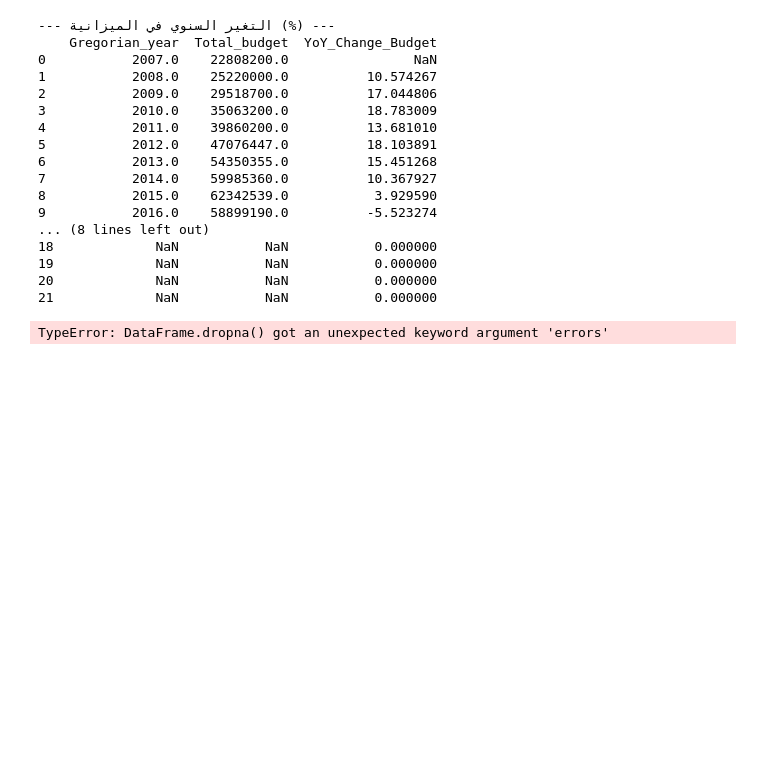
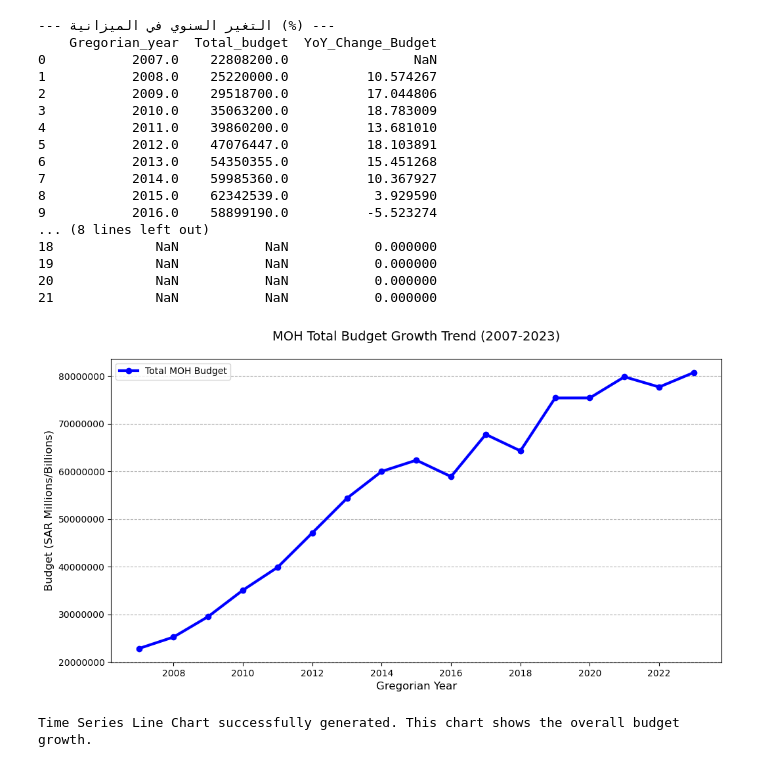
Before and after one commit to Razanmtw17/GDP6_CAPSTONE, a Jupyter notebook: notebooks/MOH_Budget.ipynb, the cells around one changed output. Cells and saved outputs as stored; diff of their text form; code cells hidden in the pictures; blank space fills up the shorter version.

Commit message:
budget chart

```diff
--- a/notebooks/MOH_Budget.ipynb
+++ b/notebooks/MOH_Budget.ipynb
@@ -115,44 +115,42 @@ print(df[['Gregorian_year', 'Total_budget', 'YoY_Change_Budget']])
 20             NaN           NaN           0.000000
 21             NaN           NaN           0.000000
 # %%
-YEAR_COL = 'Gregorian_year'  # تم تعديلها لإضافة المسافة
-COMP_COL = 'Workers_Compensation' # تم تعديلها لإضافة علامة الاقتباس
-GOODS_COL = 'Goods_and_Services'  # تم تعديلها لإضافة المسافة وعلامة &
-PROG_COL = 'Expenditures_on_programs' # تم تعديلها لإضافة المسافة
+
+# Securing the exact column names:
+YEAR_COL = 'Gregorian_year'
+COMP_COL = "Workers_Compensation"
+GOODS_COL = 'Goods_and_Services'
+PROG_COL = 'Expenditures_on_programs'
+
+BUDGET_COL_CLEAN = "Total_budget"
+
+# --- 1. Data Wrangling and Cleaning ---
 
 
 
-# Drop rows where essential data is missing (لضمان أن الرسم البياني لا ينقطع بسبب قيم فارغة)
-# نستخدم errors='ignore' في الفلترة لضمان عدم حدوث Key Error
-df = df.dropna(subset=[YEAR_COL, COMP_COL, GOODS_COL, PROG_COL], errors='ignore')
 
 
-# تحويل عمود السنة إلى عدد صحيح (فقط للتأكيد)
-df[YEAR_COL] = pd.to_numeric(df[YEAR_COL], errors='coerce').astype(pd.Int64Dtype())
-df = df.dropna(subset=[YEAR_COL])
+# --- 2. Creating the Time Series Line Chart (Total Budget Trend) ---
 
-
-# --- 2. حساب المتغيرات التحليلية (Calculation of Policy Metrics) ---
-
-# A. الإنفاق العلاجي والتشغيلي (Curative Spending - الخط الأحمر)
-# يتمثل في رواتب العاملين (Bab 1) + السلع والخدمات (Bab 2)
-df['Curative_Spending_SAR'] = df[COMP_COL] + df[GOODS_COL]
-
-# B. الإنفاق الوقائي (Preventive Spending - الخط الأخضر)
-# يتمثل في النفقات على البرامج (Bab 3)
-df['Preventive_Spending_SAR'] = df[PROG_COL]
-
-# --- 3. إنشاء الرسم البياني الخطي (Time Series Line Chart) ---
-
-# تعيين عمود السنة الميلادية كفهرس (Index) للرسم
+# Setting the Gregorian year column as the index for the plot
 df = df.set_index(YEAR_COL)
 
 plt.figure(figsize=(12, 6))
 
-# 1. رسم خط الإنفاق العلاجي (الخط الأحمر)
-plt.plot(df.index, df['Curative_Spending_SAR'], label='الإنفاق العلاجي والتشغيلي (Curative)', marker='o', color='#E34234', linewidth=3)
+# Plot the Total MOH Budget Trend (ONE LINE)
+plt.plot(df.index, df[BUDGET_COL_CLEAN], label='Total MOH Budget', marker='o', color='blue', linewidth=3)
 
-# 2. رسم خط الإنفاق الوقائي (الخط الأخضر)
-plt.plot(df.index, df['Preventive_Spending_SAR'], label='الإنفاق الوقائي (البرامج - Prevention)', marker='o', color='#3C7E3F', linewidth=3)
+
+# --- 3. Final Formatting ---
+plt.title('MOH Total Budget Growth Trend (2007-2023)', fontsize=14, pad=20)
+plt.xlabel('Gregorian Year', fontsize=12)
+plt.ylabel('Budget (SAR Millions/Billions)', fontsize=12)
+plt.legend(loc='upper left', fontsize=10)
+plt.grid(axis='y', linestyle='--')
+plt.ticklabel_format(style='plain', axis='y')
+plt.show()
+
+print("Time Series Line Chart successfully generated. This chart shows the overall budget growth.")
 # %% [output]
+[figure, added]
-TypeError: DataFrame.dropna() got an unexpected keyword argument 'errors'
+Time Series Line Chart successfully generated. This chart shows the overall budget growth.
```
Also changed, not shown: parts of 2 cells of this notebook.
